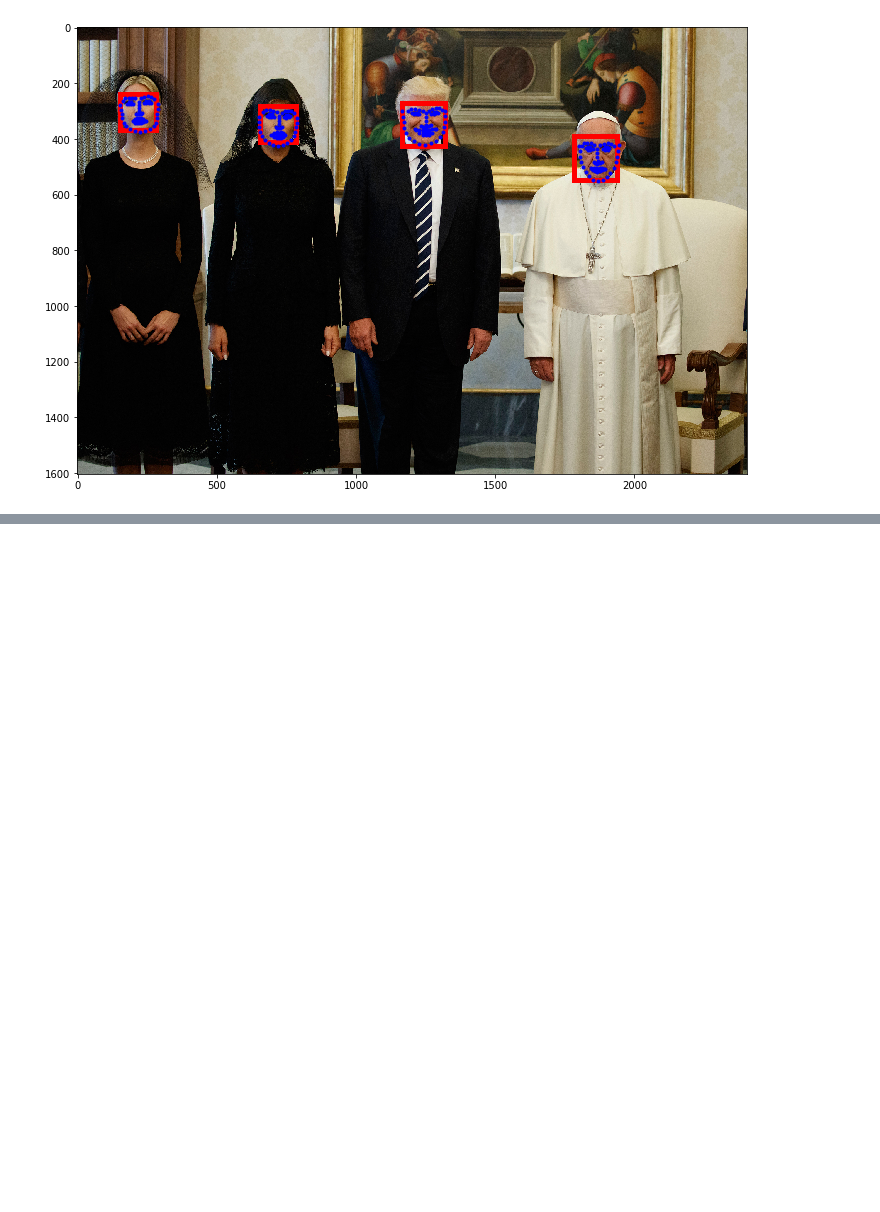
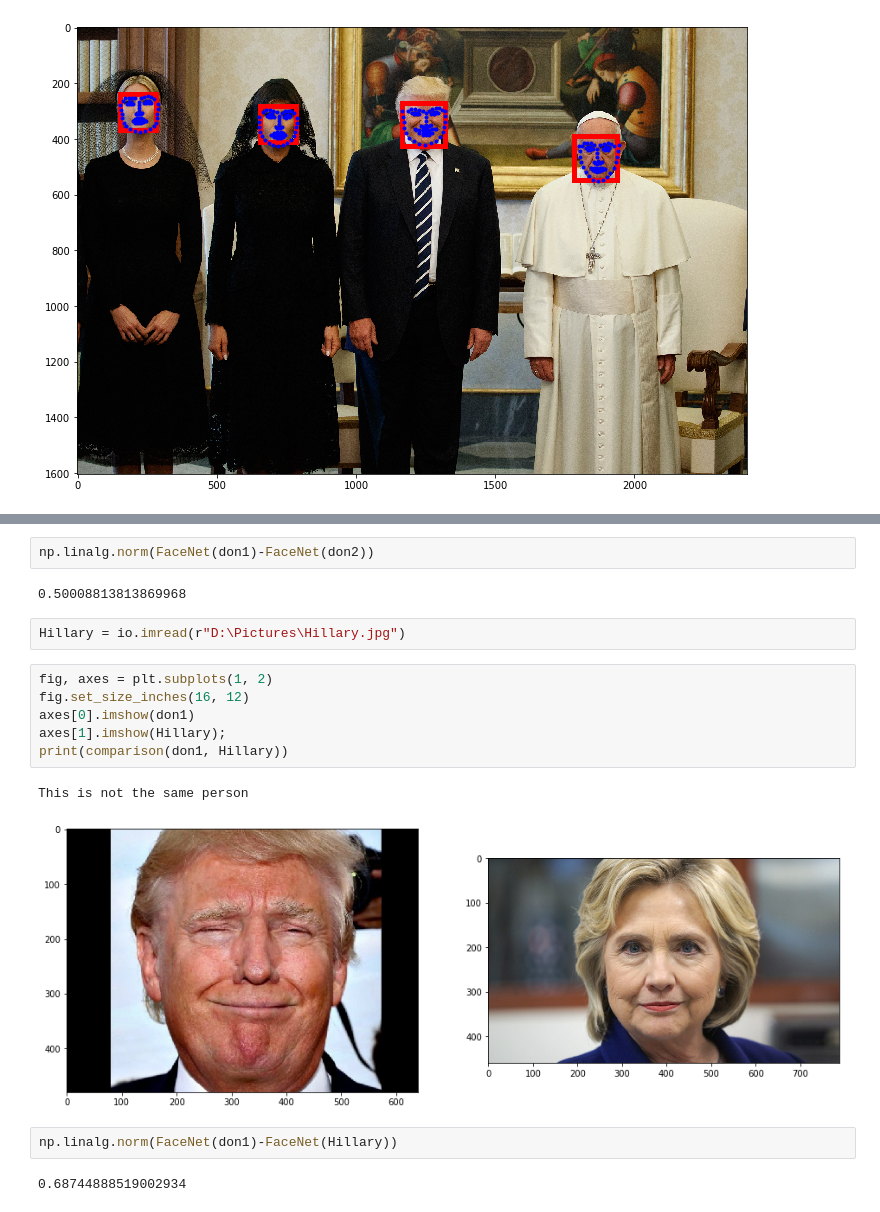
Before and after one commit to James-Brooke/ML_Projects, a Jupyter notebook: Detecting faces in images.ipynb, the cells around one changed output, grey strips where cells are left out. Drawn from its saved outputs; the diff is of its cells as text; blank space fills up the shorter version.

```diff
--- a/Detecting faces in images.ipynb
+++ b/Detecting faces in images.ipynb
@@ -76,0 +140,19 @@ face_painter("D:\Pictures\TheDonald2.jpg", face_detector, face_pose_predictor)
+# %%
+np.linalg.norm(FaceNet(don1)-FaceNet(don2))
+# %% [output]
+0.50008813813869968
+# %%
+Hillary = io.imread(r"D:\Pictures\Hillary.jpg")
+# %%
+fig, axes = plt.subplots(1, 2)
+fig.set_size_inches(16, 12)
+axes[0].imshow(don1)
+axes[1].imshow(Hillary);
+print(comparison(don1, Hillary))
+# %% [output]
+This is not the same person
+[figure, added]
+# %%
+np.linalg.norm(FaceNet(don1)-FaceNet(Hillary))
+# %% [output]
+0.68744888519002934
```
Also changed, not shown: parts of 11 cells of this notebook, 1 other file.
